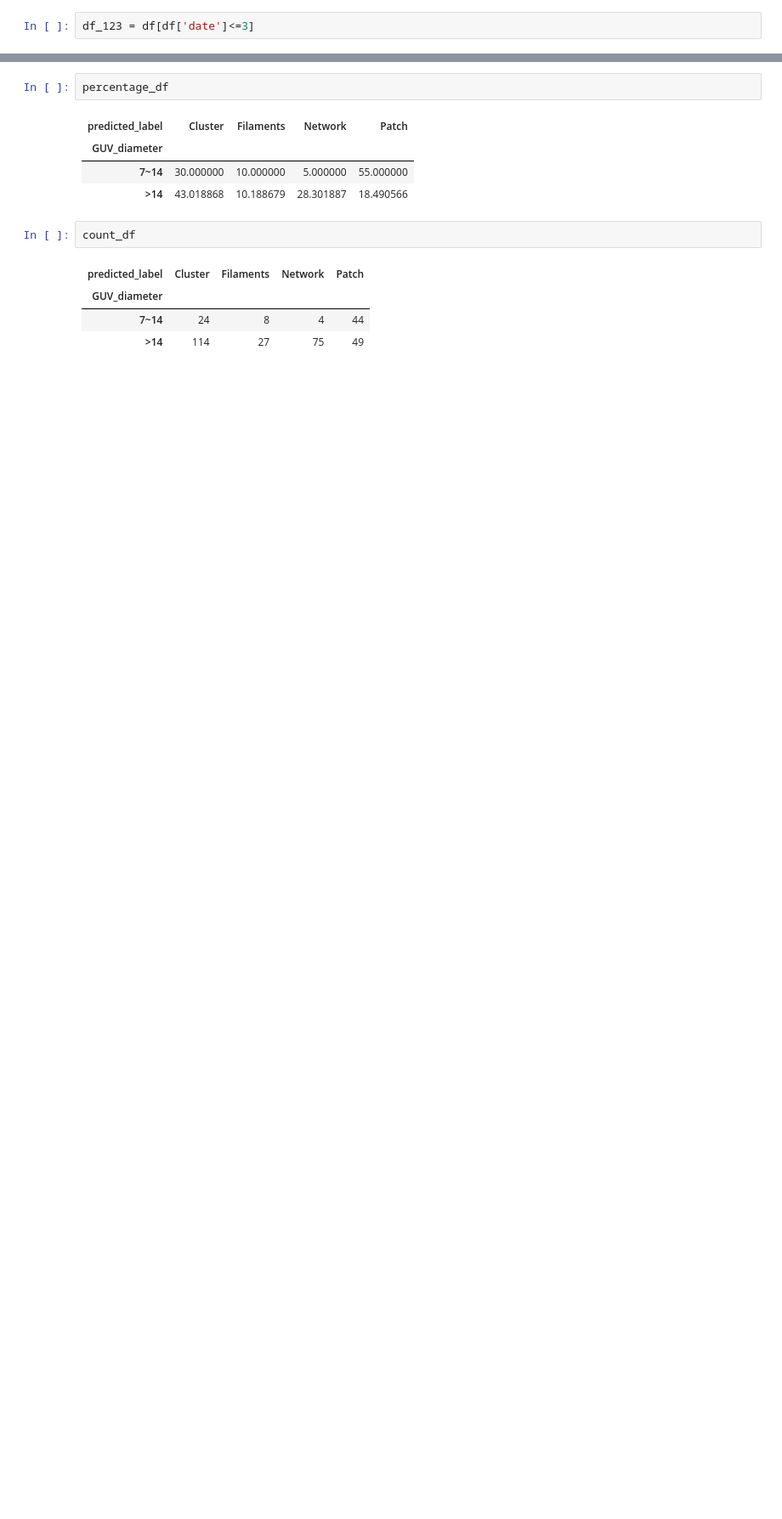
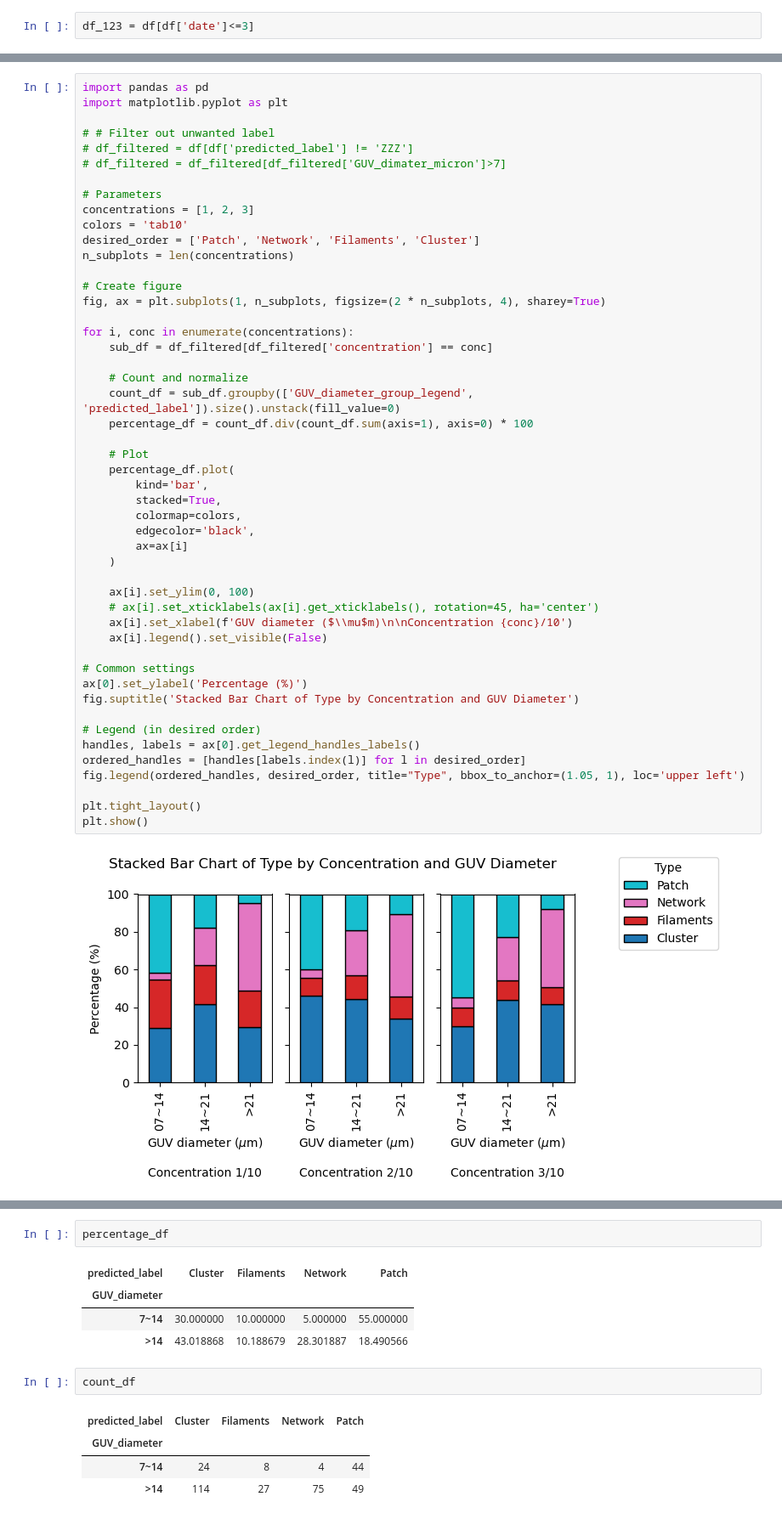
Before and after one commit to Center-for-Living-Systems/mt_structure_classification, a Jupyter notebook: notebooks/MT_classification_apply.ipynb, the cells around one changed output, grey strips where cells are left out. Shown at 85% size. Drawn from its saved outputs; the diff is of its cells as text; blank space fills up the shorter version.

```diff
--- a/notebooks/MT_classification_apply.ipynb
+++ b/notebooks/MT_classification_apply.ipynb
@@ -487,0 +410,51 @@ plt.show()
+# %%
+import pandas as pd
+import matplotlib.pyplot as plt
+
+# # Filter out unwanted label
+# df_filtered = df[df['predicted_label'] != 'ZZZ']
+# df_filtered = df_filtered[df_filtered['GUV_dimater_micron']>7]
+
+# Parameters
+concentrations = [1, 2, 3]
+colors = 'tab10'
+desired_order = ['Patch', 'Network', 'Filaments', 'Cluster']
+n_subplots = len(concentrations)
+
+# Create figure
+fig, ax = plt.subplots(1, n_subplots, figsize=(2 * n_subplots, 4), sharey=True)
+
+for i, conc in enumerate(concentrations):
+    sub_df = df_filtered[df_filtered['concentration'] == conc]
+
+    # Count and normalize
+    count_df = sub_df.groupby(['GUV_diameter_group_legend', 'predicted_label']).size().unstack(fill_value=0)
+    percentage_df = count_df.div(count_df.sum(axis=1), axis=0) * 100
+
+    # Plot
+    percentage_df.plot(
+        kind='bar',
+        stacked=True,
+        colormap=colors,
+        edgecolor='black',
+        ax=ax[i]
+    )
+
+    ax[i].set_ylim(0, 100)
+    # ax[i].set_xticklabels(ax[i].get_xticklabels(), rotation=45, ha='center')
+    ax[i].set_xlabel(f'GUV diameter ($\\mu$m)\n\nConcentration {conc}/10')
+    ax[i].legend().set_visible(False)
+
+# Common settings
+ax[0].set_ylabel('Percentage (%)')
+fig.suptitle('Stacked Bar Chart of Type by Concentration and GUV Diameter')
+
+# Legend (in desired order)
+handles, labels = ax[0].get_legend_handles_labels()
+ordered_handles = [handles[labels.index(l)] for l in desired_order]
+fig.legend(ordered_handles, desired_order, title="Type", bbox_to_anchor=(1.05, 1), loc='upper left')
+
+plt.tight_layout()
+plt.show()
+# %% [output]
+[figure, added]
```
Also changed, not shown: parts of 19 cells of this notebook, 1 other file.
